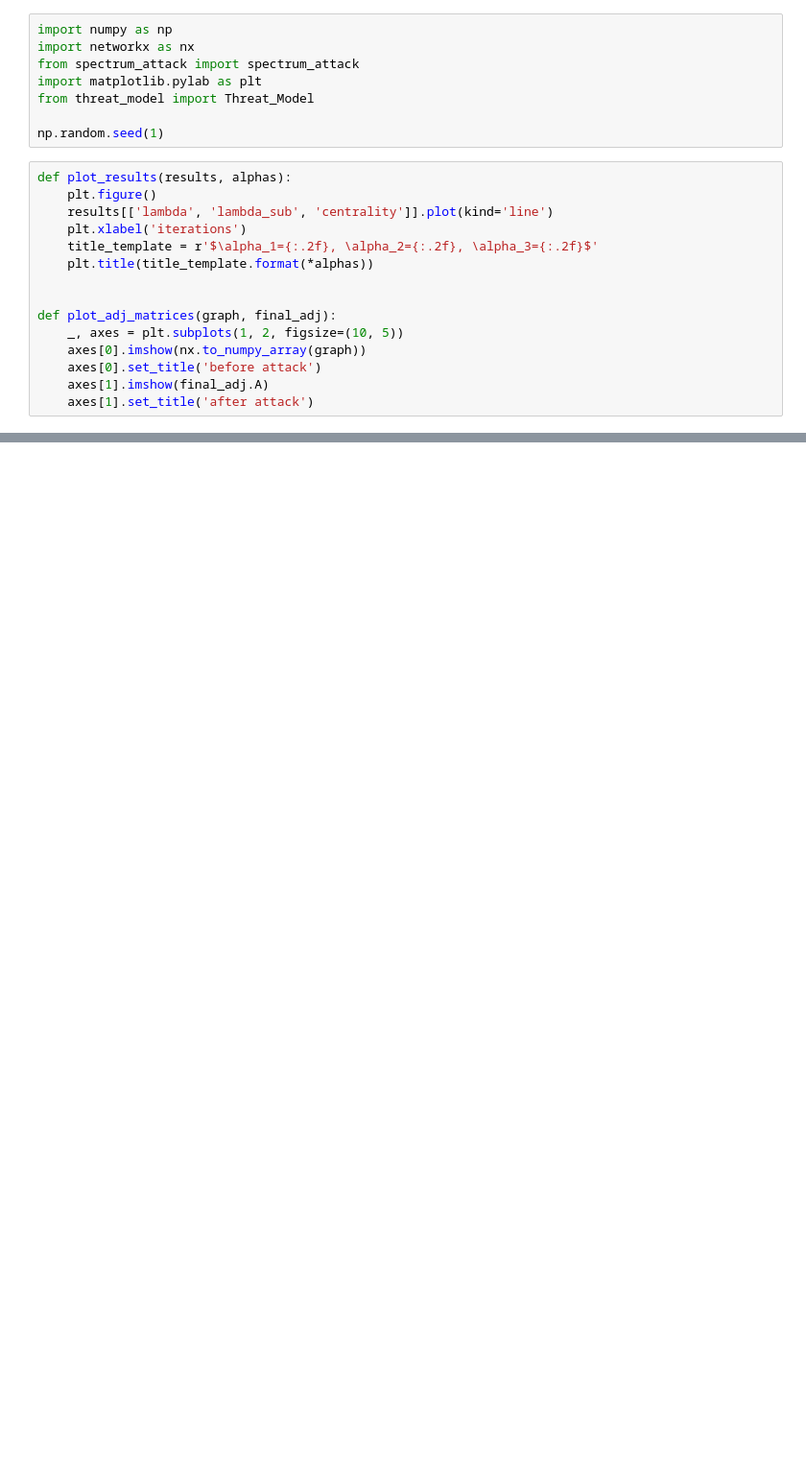
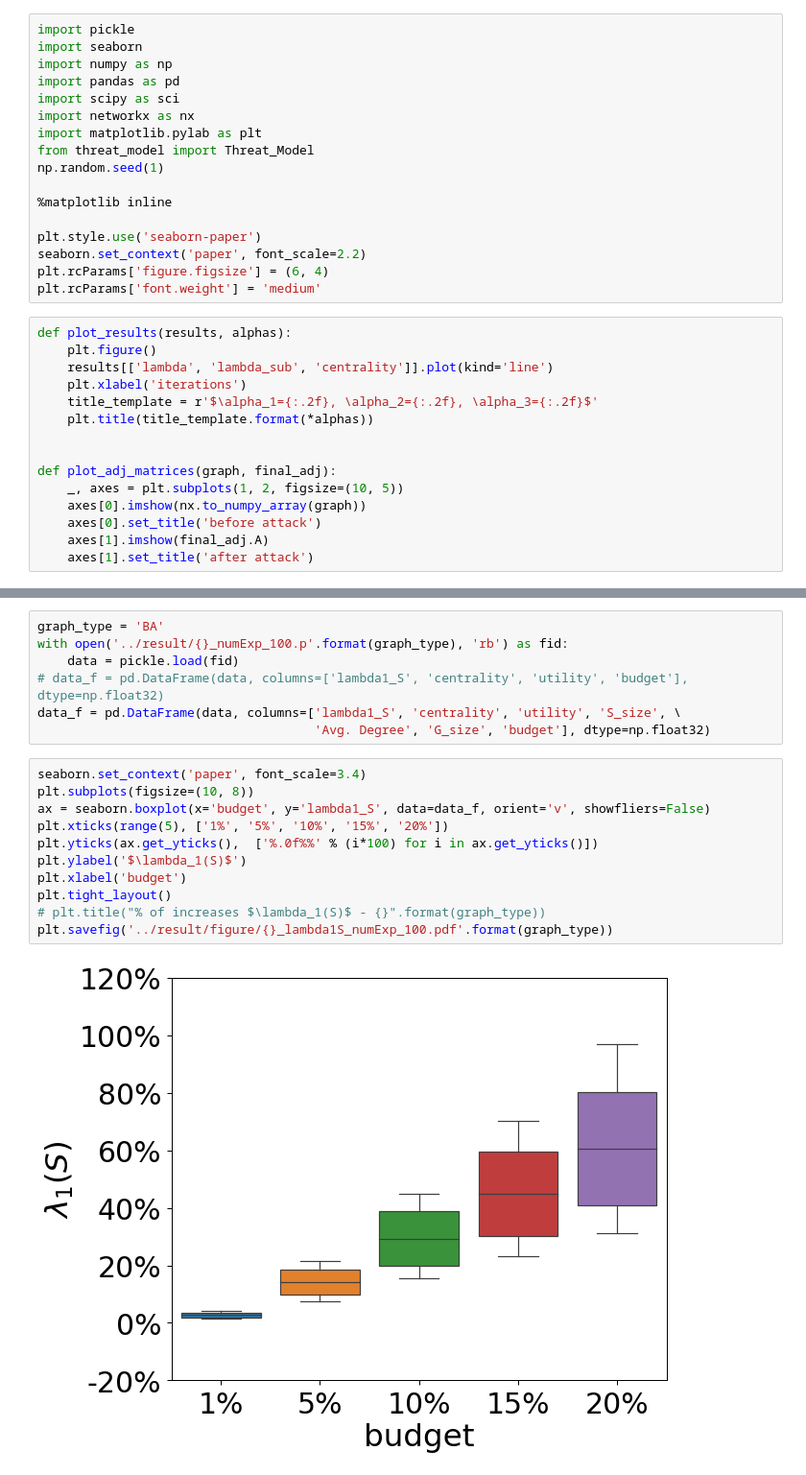
Before and after one commit to marsplus/attack-graph-code, a Jupyter notebook: src/exp.ipynb, the cells around one changed output, grey strips where cells are left out. Shown: that part at 96% size. Saved outputs shown, nothing was run; the diff lists cells and outputs as text; blank space fills up the shorter version.

```diff
--- a/src/exp.ipynb
+++ b/src/exp.ipynb
@@ -1,13 +1,22 @@
 # %% [markdown]
 # Some imports and helper code
 # %%
+import pickle
+import seaborn
 import numpy as np
+import pandas as pd
+import scipy as sci
 import networkx as nx
-from spectrum_attack import spectrum_attack
 import matplotlib.pylab as plt
 from threat_model import Threat_Model
+np.random.seed(1)
 
-np.random.seed(1)
+%matplotlib inline
+
+plt.style.use('seaborn-paper')
+seaborn.set_context('paper', font_scale=2.2)
+plt.rcParams['figure.figsize'] = (6, 4)
+plt.rcParams['font.weight'] = 'medium'
 # %%
 def plot_results(results, alphas):
     plt.figure()
@@ -112,0 +35,20 @@ As before, the weights of most edges have decreased, while the edges incident to
+# %%
+graph_type = 'BA'
+with open('../result/{}_numExp_100.p'.format(graph_type), 'rb') as fid:
+    data = pickle.load(fid)
+# data_f = pd.DataFrame(data, columns=['lambda1_S', 'centrality', 'utility', 'budget'], dtype=np.float32)
+data_f = pd.DataFrame(data, columns=['lambda1_S', 'centrality', 'utility', 'S_size', \
+                                     'Avg. Degree', 'G_size', 'budget'], dtype=np.float32)
+# %%
+seaborn.set_context('paper', font_scale=3.4)
+plt.subplots(figsize=(10, 8))
+ax = seaborn.boxplot(x='budget', y='lambda1_S', data=data_f, orient='v', showfliers=False)
+plt.xticks(range(5), ['1%', '5%', '10%', '15%', '20%'])
+plt.yticks(ax.get_yticks(),  ['%.0f%%' % (i*100) for i in ax.get_yticks()])
+plt.ylabel('$\lambda_1(S)$')
+plt.xlabel('budget')
+plt.tight_layout()
+# plt.title("% of increases $\lambda_1(S)$ - {}".format(graph_type))
+plt.savefig('../result/figure/{}_lambda1S_numExp_100.pdf'.format(graph_type))
+# %% [output]
+[figure, added]
```
Also changed, not shown: parts of 27 cells of this notebook, 17 other files.
